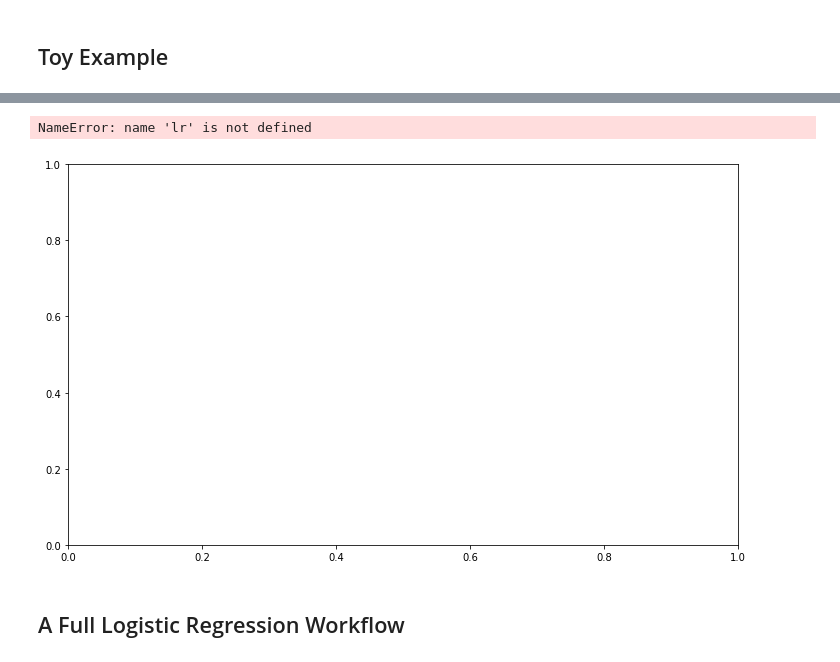
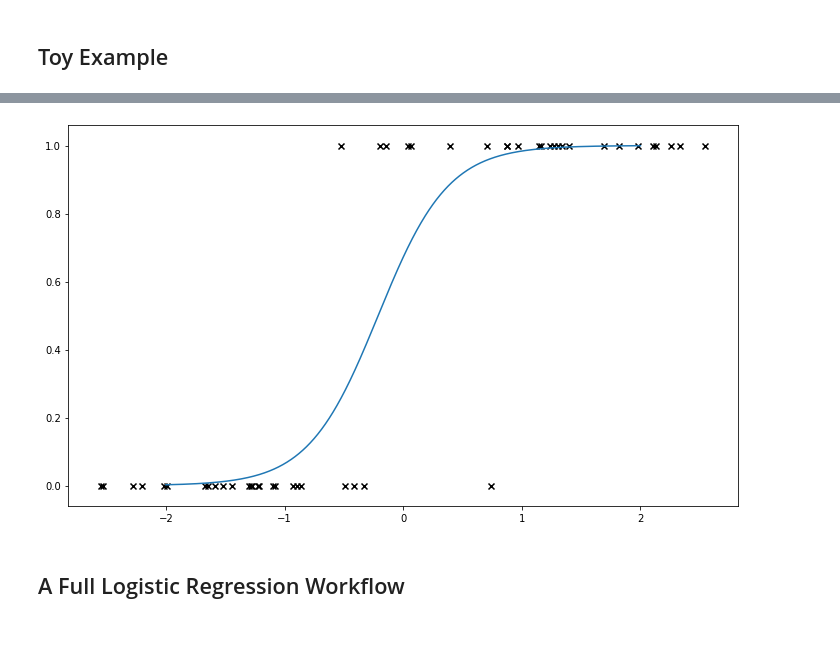
Before and after one commit to Bmcgarry194/predictive_logistic_regression, a Jupyter notebook: index.ipynb, the cells around one changed output, grey strips where cells are left out. Saved outputs shown, nothing was run; the diff lists cells and outputs as text; code cells hidden in the pictures; blank space fills up the shorter version.

```diff
--- a/index.ipynb
+++ b/index.ipynb
@@ -104,13 +118,12 @@ NameError: name 'lr' is not defined
 # %%
 fig, ax = plt.subplots(figsize=(12, 7))
 x = np.linspace(-2, 2, num=1000)
 
-ax.plot(x, lr.predict_proba(x.reshape(-1, 1))[:, 1])
+ax.plot(x, lr_fake.predict_proba(x.reshape(-1, 1))[:, 1])
 
 ax.scatter(X_fake, y_fake, marker='x', color='black');
 # %% [output]
-NameError: name 'lr' is not defined
-[figure, old version]
+[figure, new version]
 # %% [markdown]
 ## A Full Logistic Regression Workflow
 # %%
```
Also changed, not shown: parts of 8 cells of this notebook.
